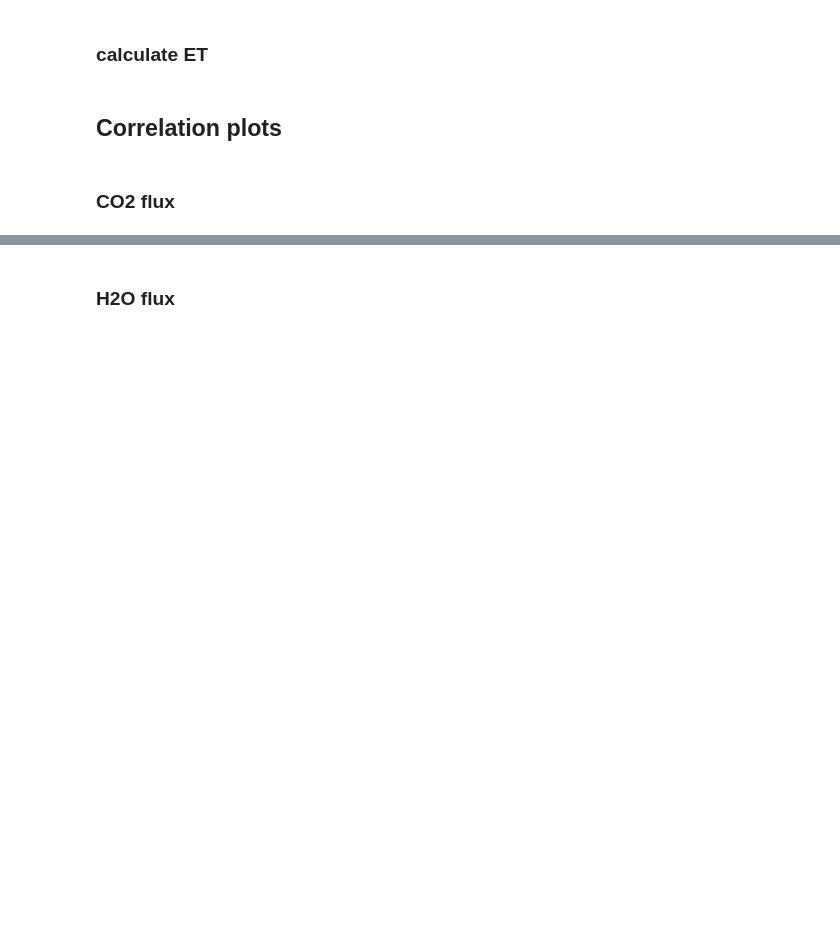
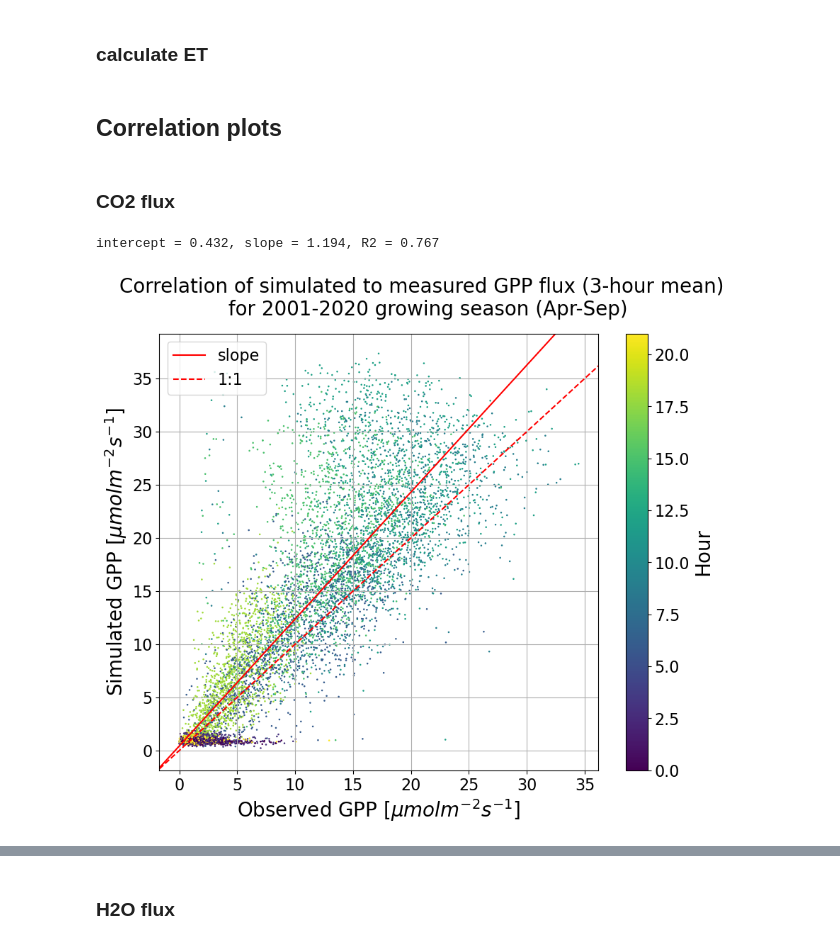
Before and after one commit to Fbatt/PythonScripts, a Jupyter notebook: FigurePlotting/Figure10_GPP_LE_validation.ipynb, the cells around one changed output, grey strips where cells are left out. Saved outputs shown, nothing was run; the diff lists cells and outputs as text; code cells hidden in the pictures; blank space fills up the shorter version.

```diff
--- a/FigurePlotting/Figure10_GPP_LE_validation.ipynb
+++ b/FigurePlotting/Figure10_GPP_LE_validation.ipynb
@@ -171,41 +241,46 @@ df_ET_3h=df_ET_3h.loc[rain_is_zero['is_zero']==True]
 # %%
 an_umol = an_umol_10
 # %%
+plt.rcParams["figure.figsize"] = (10,8)
+plt.rcParams.update({'font.size': 16})
 #start='2017-05-01 00:00'
 #end='2017-05-30 00:00'
 start='2008-05-01 00:00'
 end='2018-09-30 00:00'
-sim_data=an_umol.loc[an_umol>0].loc[start:end].resample('3H').mean()#.between_time("11:00", "16:00")
+sim_data=an_umol.loc[an_umol>0].loc[start:end].resample('3H').mean()#.between_time("06:00", "18:00")
 sim_data = sim_data.loc[(sim_data.index.month>=4) & (sim_data.index.month<=9)]
 sim_data=sim_data.dropna() #eliminate NaN entries created by the .loc slice
 measured_data=df_Comb['GPP_f'].loc[start:end]
 measured_data=measured_data.loc[measured_data>0]
-measured_data=measured_data.resample('3H').mean()#.between_time("11:00", "16:00")
+measured_data=measured_data.resample('3H').mean()#.between_time("06:00", "18:00")
 measured_data=measured_data.dropna()
 
 df_tmp = pd.DataFrame()
 df_tmp['sim_data']=sim_data
 
 df_tmp=df_tmp.merge(measured_data, how='inner',left_index=True, right_index=True)
 
 slope, intercept, r_value, p_value, std_err = stats.linregress(df_tmp['GPP_f'], df_tmp['sim_data'])  #linregres x, y . note r_value is Pearson's coefficient. R^2 is r_value**2
 #print('R2: ',r_value**2)
 #print('slope, intercept:', slope, intercept)
 
 fig,ax = plt.subplots()
 p1=ax.scatter(df_tmp['GPP_f'],df_tmp['sim_data'],c=df_tmp.index.hour,s=0.7,cmap='viridis') #scatter(x,y)
 ax.axline((0.0,intercept),slope=slope,c='r',label='slope')
 ax.axline ((0.0,0.0), slope=1, c='r',linestyle='dashed',label='1:1')
 #ax.set_ylim(-5,40)
 #ax.set_xlim(-5,40)
-ax.set_xlabel(r'Observed GPP [$\mu molm^{-2}s^{-1}$]')
-ax.set_ylabel(r'Simulated GPP [$\mu molm^{-2}s^{-1}$]')
-fig.suptitle('Correlation of simulated to measured GPP flux (3-hour mean) \n for 2001-2020 growing season (Apr-Sep)')
+ax.set_xlabel(r'Observed GPP [$\mu molm^{-2}s^{-1}$]',fontsize=20)
+ax.set_ylabel(r'Simulated GPP [$\mu molm^{-2}s^{-1}$]',fontsize=20)
+fig.suptitle('Correlation of simulated to measured GPP flux (3-hour mean) \n for 2001-2020 growing season (Apr-Sep)',fontsize=20)
 print('intercept = {:.3f}, slope = {:.3f}, R2 = {:.3f}'.format(intercept,slope,r_value**2))
 ax.legend(loc='upper left')
 cbar=plt.colorbar(p1,ax=ax)
-cbar.ax.set_ylabel('Hour')
+cbar.ax.set_ylabel('Hour',fontsize=20)
 ax.grid()
+# %% [output]
+intercept = 0.432, slope = 1.194, R2 = 0.767
+[figure, added]
 # %%
 #start='2017-05-01 00:00'
 #end='2017-05-30 00:00'
```
Also changed, not shown: parts of 12 cells of this notebook, 6 other files.
